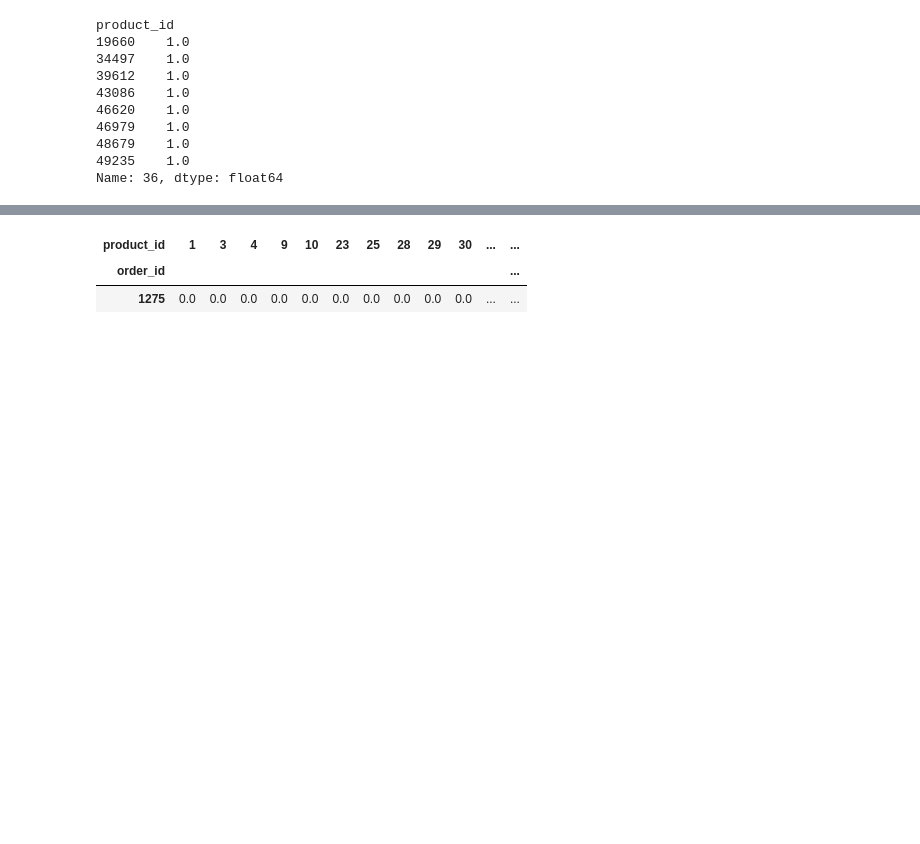
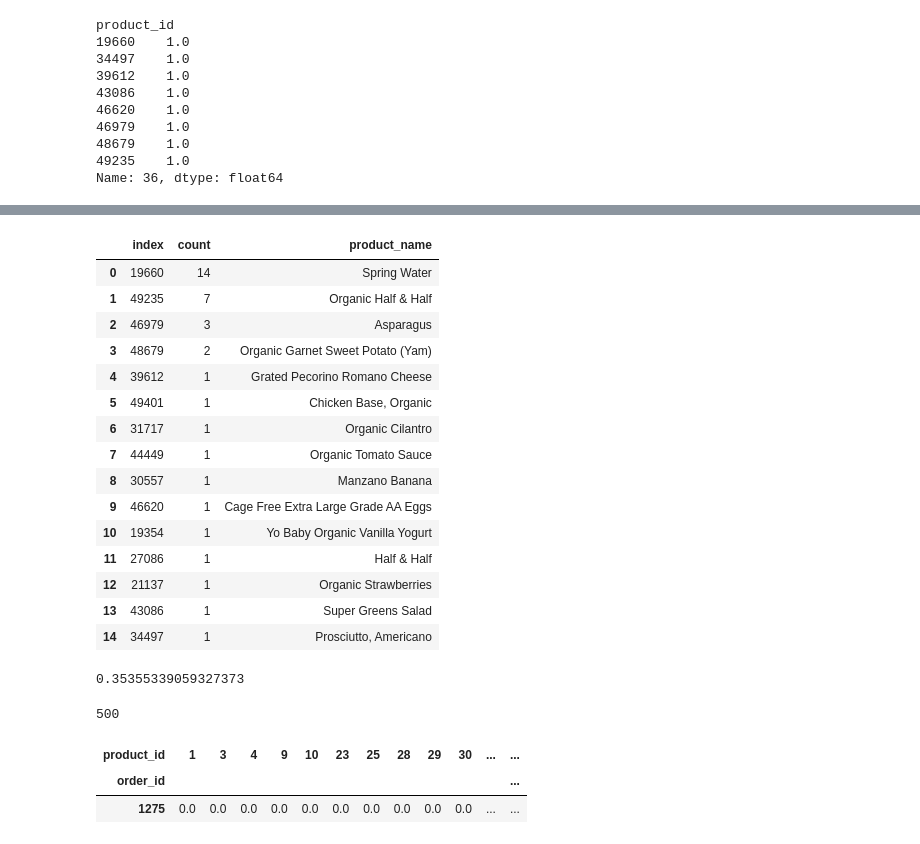
Before and after one commit to hjhuney/Instacart, a Jupyter notebook: Instacart.ipynb, the cells around one changed output, grey strips where cells are left out. Cells and saved outputs as stored; diff of their text form; code cells hidden in the pictures; blank space fills up the shorter version.

```diff
--- a/Instacart.ipynb
+++ b/Instacart.ipynb
@@ -797,3 +797,5 @@ product_id
 48679    1.0
 49235    1.0
 Name: 36, dtype: float64
+# %%
+sample_matrix = cosine_similarity(productPivot)[0]
@@ -799,0 +806,6 @@ Name: 36, dtype: float64
+# %%
+match_list = []
+
+for i in range(len(sample_matrix)):
+    if sample_matrix[i] > 0.3:
+        match_list.append(i)
@@ -799,0 +816,2 @@ Name: 36, dtype: float64
+# %%
+order_match_list = productPivot[productPivot.reset_index().index.isin(match_list)].index.values.tolist()
@@ -799,0 +837,23 @@ Name: 36, dtype: float64
+# %%
+matching_vals = pd.DataFrame(train_sm[train_sm['order_id'].isin(order_match_list)]['product_id'].value_counts())
+matching_vals = matching_vals.reset_index()
+matching_vals.columns = ['index', 'count']
+matching_vals['product_name'] = matching_vals['index'].map(product_dict_inv)
+matching_vals
+# %% [output]
+|  | index | count | product_name |
+| 0 | 19660 | 14 | Spring Water |
+| 1 | 49235 | 7 | Organic Half & Half |
+| 2 | 46979 | 3 | Asparagus |
+| 3 | 48679 | 2 | Organic Garnet Sweet Potato (Yam) |
+| 4 | 39612 | 1 | Grated Pecorino Romano Cheese |
+| 5 | 49401 | 1 | Chicken Base, Organic |
+| 6 | 31717 | 1 | Organic Cilantro |
+| 7 | 44449 | 1 | Organic Tomato Sauce |
+| 8 | 30557 | 1 | Manzano Banana |
+| 9 | 46620 | 1 | Cage Free Extra Large Grade AA Eggs |
+| 10 | 19354 | 1 | Yo Baby Organic Vanilla Yogurt |
+| 11 | 27086 | 1 | Half & Half |
+| 12 | 21137 | 1 | Organic Strawberries |
+| 13 | 43086 | 1 | Super Greens Salad |
+| 14 | 34497 | 1 | Prosciutto, Americano |
@@ -800,3 +863,11 @@ Name: 36, dtype: float64
+# %%
+cosine_similarity(productPivot[:500])[0][436]
+# %% [output]
+0.35355339059327373
+# %%
+len(cosine_similarity(productPivot[:500])[0])
+# %% [output]
+500
 # %%
 productPivot[22:23]
 # %% [output]
```
Also changed, not shown: parts of 4 cells of this notebook.
